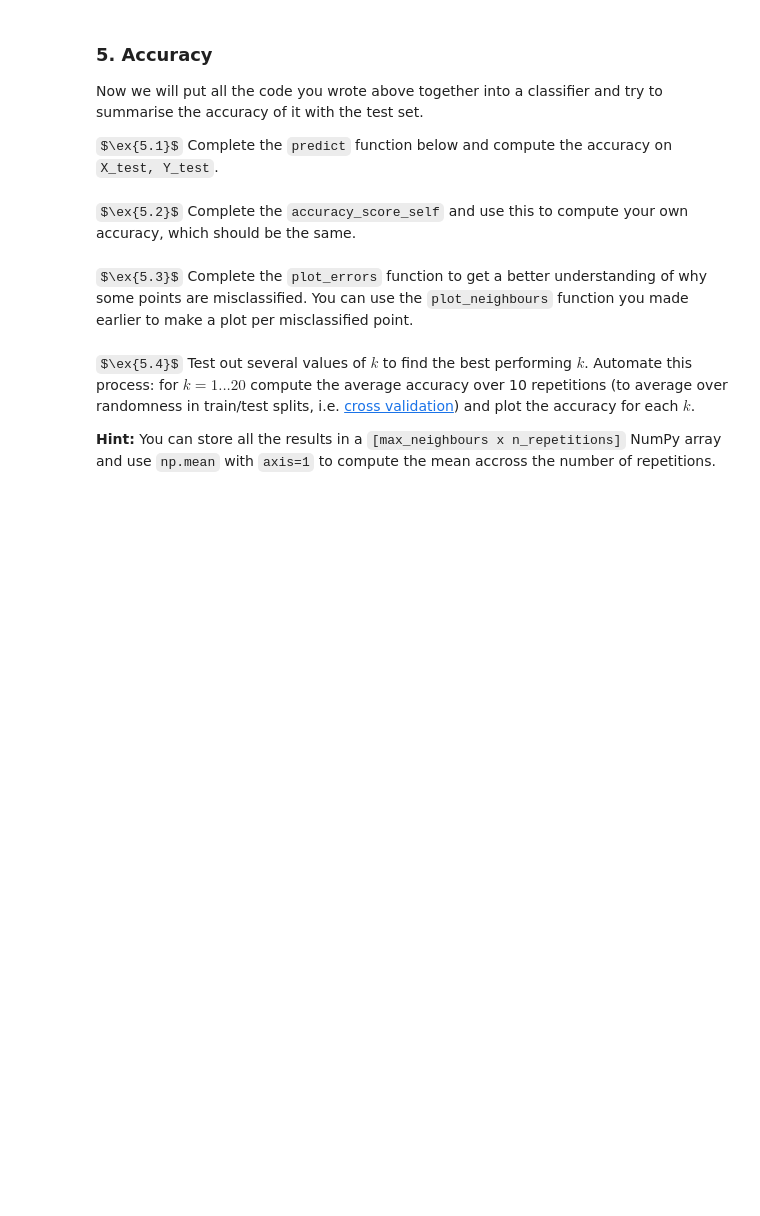
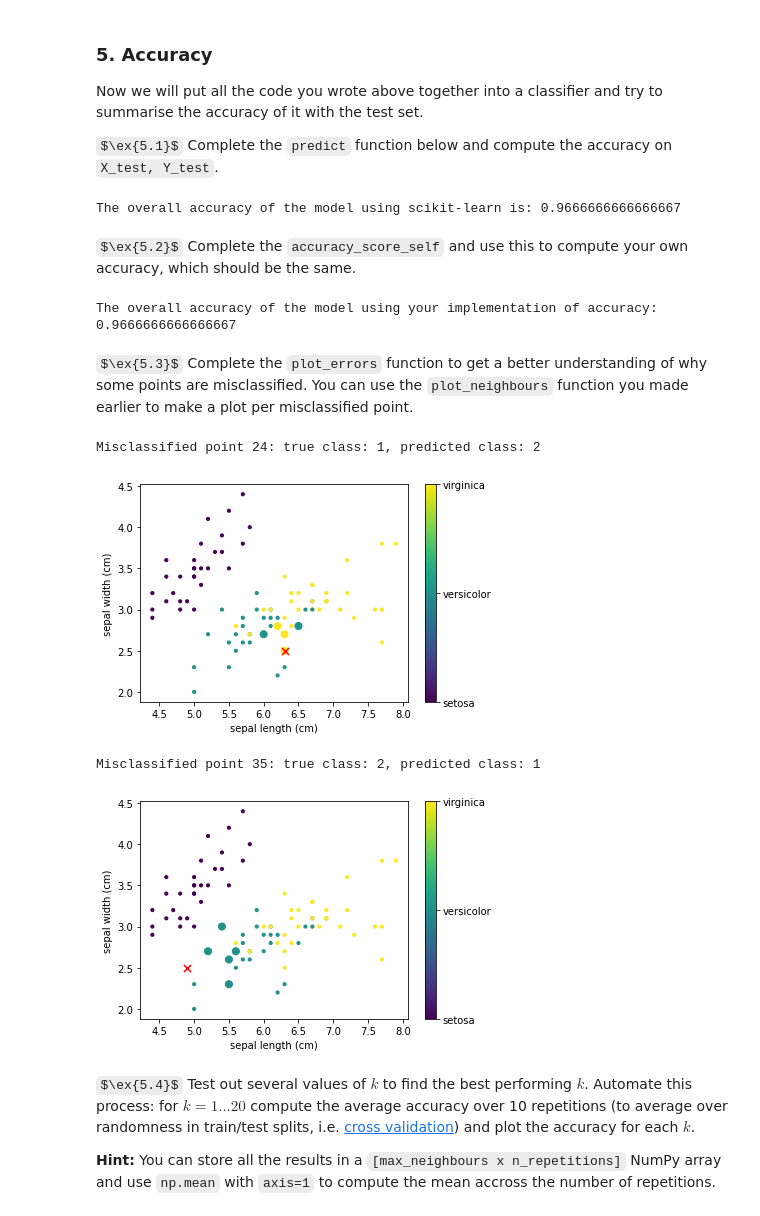
Before and after one commit to ndomitus/Python-ML, a Jupyter notebook: Lab 3 - Non-Parametric K-NN/nonparametric_classifiers_student.ipynb, the cells around one changed output. Cells and saved outputs as stored; diff of their text form; code cells hidden in the pictures; some formulas as TeX source; blank space fills up the shorter version.

```diff
--- a/Lab 3 - Non-Parametric K-NN/nonparametric_classifiers_student.ipynb
+++ b/Lab 3 - Non-Parametric K-NN/nonparametric_classifiers_student.ipynb
@@ -77,6 +85,14 @@ def euclidean(p, q):
 
     dist = 0
     # START ANSWER
+
+    # for i in range(len(p)):
+    #     dist += (p[i]-q[i])**2
+    # dist = np.sqrt(dist)
+
+    # dist = np.sqrt(np.dot(p - q, p - q))
+    dist = np.sqrt(np.sum((p - q)**2))
+
     # END ANSWER
     return dist
 
@@ -110,6 +131,19 @@ def get_neighbours(training_set, test_instance, k):
 
     neighbours = []
     # START ANSWER
+#     distances = {}
+
+#     for i in range(len(training_set)):
+#         distances[i] = euclidean(training_set[i], test_instance)
+
+#     sorted_indecies = sorted(distances, key = distances.get)
+#     neighbours = sorted_indecies[:k]
+
+    distances = np.array([euclidean(pt, test_instance) for pt in training_set])
+    sorted_indices = np.argsort(distances)
+
+    neighbours = sorted_indices[:k].tolist()
+
     # END ANSWER
     return neighbours
 
@@ -172,6 +212,11 @@ def get_majority_vote(neighbour_indices, training_labels):
 
     most_common = -1
     # START ANSWER
+    classes = [training_labels[i] for i in neighbour_indices]
+
+    counts = Counter(classes)
+    most_common = counts.most_common(1)[0][0]
+
     # END ANSWER
     return most_common
 
@@ -203,6 +250,10 @@ def predict(X_train, X_test, Y_train, k=5):
     predictions = []
     # For each instance in the test set, get nearest neighbours and majority vote on predicted class
     # START ANSWER
+    for i in X_test:
+        neighbours = get_neighbours(X_train, i, k)
+        majority = get_majority_vote(neighbours, Y_train)
+        predictions.append(majority)
     # END ANSWER
     return predictions
 
@@ -215,6 +266,8 @@ print('The overall accuracy of the model using scikit-learn is:', accuracy)
 
 assert predictions == [0, 1, 1, 2, 1, 1, 2, 0, 2, 0, 2, 1, 2, 0, 0, 2, 0, 1, 2, 1, 1, 2, 2, 0, 2, 1, 1, 0, 2, 2, 1, 1, 0, 0, 0, 1, 1, 0, 1, 2, 1, 2, 0, 1, 1, 0, 0, 0, 2, 0, 2, 2, 0, 2, 1, 1, 1, 0, 0, 1]
 assert np.isclose(accuracy, 0.9666666666666667)
+# %% [output]
+The overall accuracy of the model using scikit-learn is: 0.9666666666666667
 # %% [markdown]
 $\ex{5.2}$ Complete the `accuracy_score_self` and use this to compute your own accuracy, which should be the same.
 # %%
@@ -228,6 +281,11 @@ def accuracy_score_self(Y_test, predictions):
 
     accuracy = 0
     # START ANSWER
+    count = 0
+    for i in range(len(Y_test)):
+        if Y_test[i] == predictions[i]: count += 1
+
+    accuracy = count/len(Y_test)
     # END ANSWER
     return accuracy
 
@@ -235,19 +293,30 @@ def accuracy_score_self(Y_test, predictions):
 accuracy_self = accuracy_score_self(Y_test, predictions)
 print('The overall accuracy of the model using your implementation of accuracy:', accuracy_self)
 assert np.isclose(accuracy, accuracy_self)
+# %% [output]
+The overall accuracy of the model using your implementation of accuracy: 0.9666666666666667
 # %% [markdown]
 $\ex{5.3}$ Complete the `plot_errors` function to get a better understanding of why some points are misclassified. You can use the `plot_neighbours` function you made earlier to make a plot per misclassified point.
 # %%
 def plot_errors(X_train, X_test, Y_train, Y_test, predictions, k):
     """
     Plots the test points that were misclassified and their nearest neighbours using plot_neighbours.
     """
 
     # START ANSWER
+    for i in range(len(Y_test)):
+        if Y_test[i] != predictions[i]:
+            print(f"Misclassified point {i}: true class: {Y_test[i]}, predicted class: {predictions[i]} ")
+            plot_neighbours(X_train, Y_train, X_test[i], k)
     # END ANSWER
     return
 
 plot_errors(X_train, X_test, Y_train, Y_test, predictions, k)
+# %% [output]
+Misclassified point 24: true class: 1, predicted class: 2
+[figure, added]
+Misclassified point 35: true class: 2, predicted class: 1
+[figure, added]
 # %% [markdown]
 $\ex{5.4}$ Test out several values of $k$ to find the best performing $k$. Automate this process: for $k = 1...20$ compute the average accuracy over 10 repetitions (to average over randomness in train/test splits, i.e. [cross validation](https://machinelearningmastery.com/k-fold-cross-validation/)) and plot the accuracy for each $k$.
 
```
Also changed, not shown: parts of 16 cells of this notebook.
